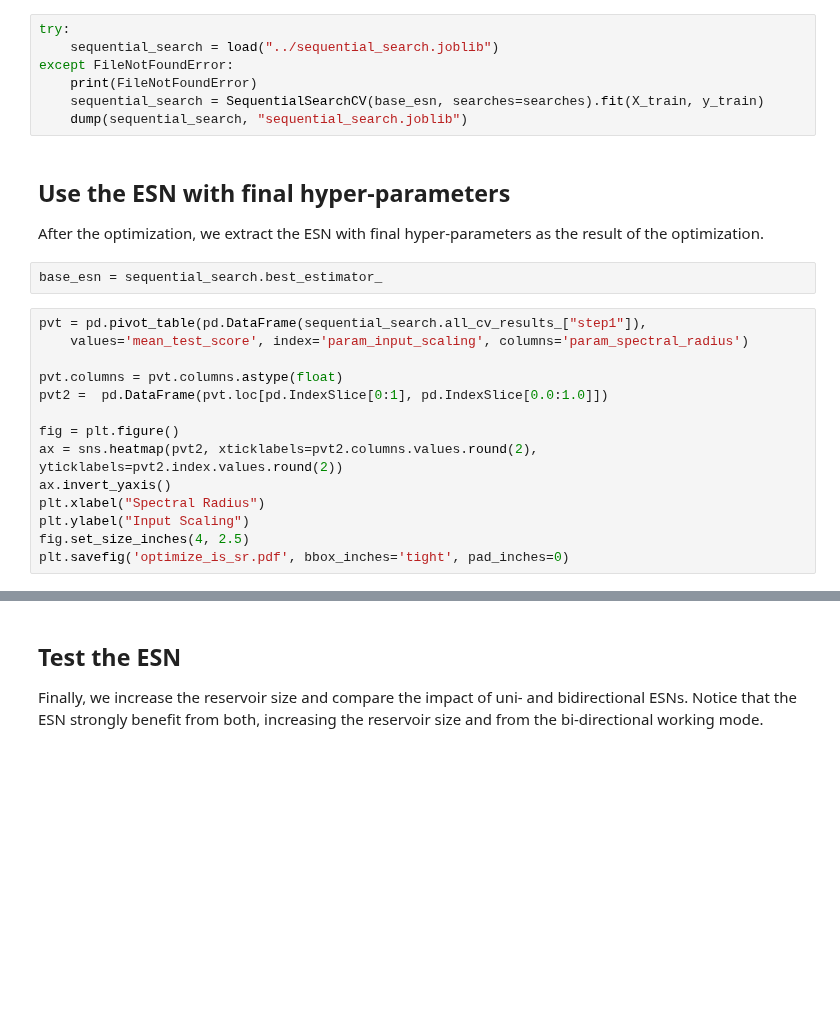
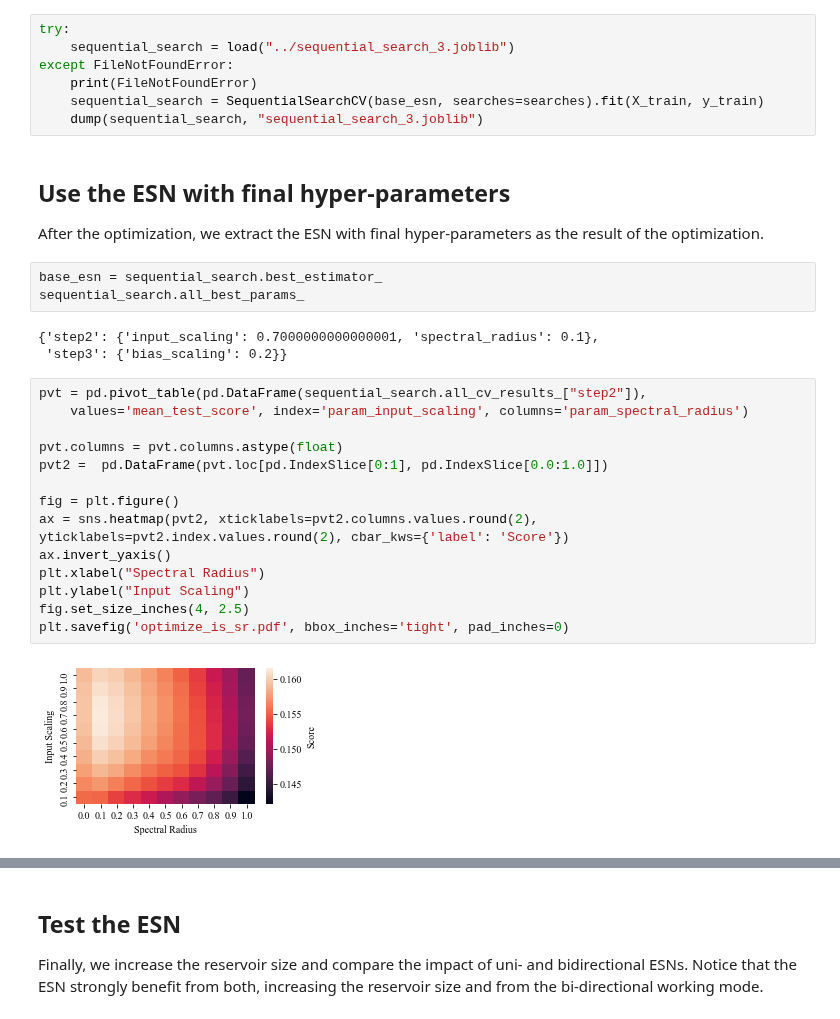
Before and after one commit to PlasmaControl/PyRCN, a Jupyter notebook: examples/multipitch_tracking.ipynb, the cells around one changed output, grey strips where cells are left out. Cells and saved outputs as stored; diff of their text form; blank space fills up the shorter version.

```diff
--- a/examples/multipitch_tracking.ipynb
+++ b/examples/multipitch_tracking.ipynb
@@ -147,29 +158,35 @@ base_esn = SeqToSeqESNClassifier(**initially_fixed_params)
 We provide a SequentialSearchCV that basically iterates through the list of searches that we have defined before. It can be combined with any model selection tool from scikit-learn.
 # %%
 try:
-    sequential_search = load("../sequential_search.joblib")
+    sequential_search = load("../sequential_search_3.joblib")
 except FileNotFoundError:
     print(FileNotFoundError)
     sequential_search = SequentialSearchCV(base_esn, searches=searches).fit(X_train, y_train)
-    dump(sequential_search, "sequential_search.joblib")
+    dump(sequential_search, "sequential_search_3.joblib")
 # %% [markdown]
 ## Use the ESN with final hyper-parameters
 
 After the optimization, we extract the ESN with final hyper-parameters as the result of the optimization.
 # %%
 base_esn = sequential_search.best_estimator_
+sequential_search.all_best_params_
+# %% [output]
+{'step2': {'input_scaling': 0.7000000000000001, 'spectral_radius': 0.1},
+ 'step3': {'bias_scaling': 0.2}}
 # %%
-pvt = pd.pivot_table(pd.DataFrame(sequential_search.all_cv_results_["step1"]),
+pvt = pd.pivot_table(pd.DataFrame(sequential_search.all_cv_results_["step2"]),
     values='mean_test_score', index='param_input_scaling', columns='param_spectral_radius')
 
 pvt.columns = pvt.columns.astype(float)
 pvt2 =  pd.DataFrame(pvt.loc[pd.IndexSlice[0:1], pd.IndexSlice[0.0:1.0]])
 
 fig = plt.figure()
-ax = sns.heatmap(pvt2, xticklabels=pvt2.columns.values.round(2), yticklabels=pvt2.index.values.round(2))
+ax = sns.heatmap(pvt2, xticklabels=pvt2.columns.values.round(2), yticklabels=pvt2.index.values.round(2), cbar_kws={'label': 'Score'})
 ax.invert_yaxis()
 plt.xlabel("Spectral Radius")
 plt.ylabel("Input Scaling")
 fig.set_size_inches(4, 2.5)
 plt.savefig('optimize_is_sr.pdf', bbox_inches='tight', pad_inches=0)
+# %% [output]
+[figure, added]
 # %%
```
Also changed, not shown: parts of 5 cells of this notebook, 1 other file.
